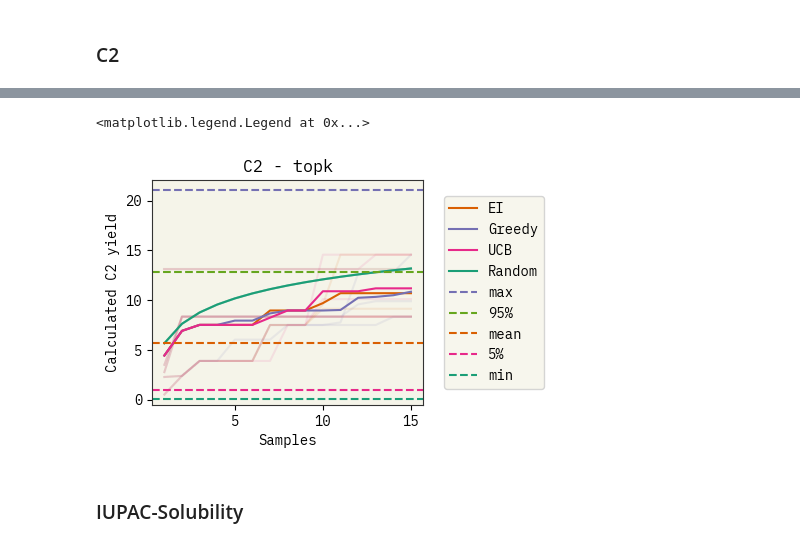
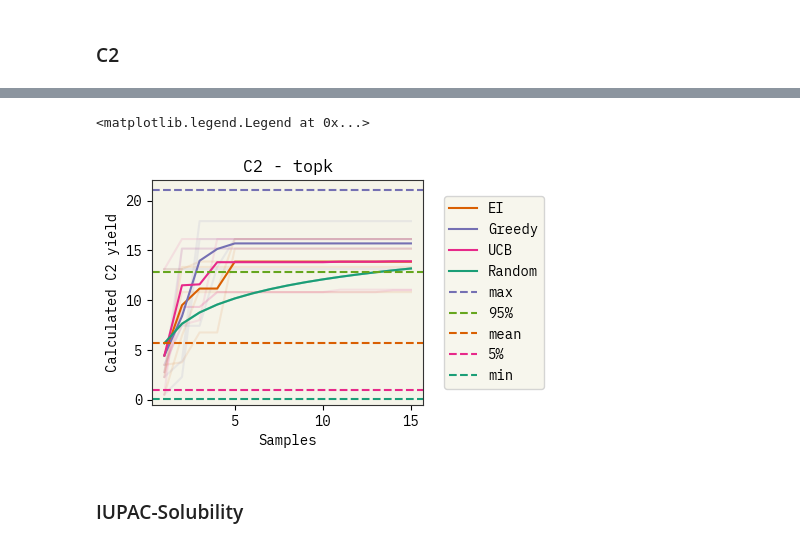
Before and after one commit to ur-whitelab/BO-LIFT, a Jupyter notebook: paper/BO_experiments.ipynb, the cells around one changed output, grey strips where cells are left out. Cells and saved outputs as stored; diff of their text form; code cells hidden in the pictures.

```diff
--- a/paper/BO_experiments.ipynb
+++ b/paper/BO_experiments.ipynb
@@ -178,0 +178,12 @@ Loaded cache from GPR_ada_embed_query.csv.
+# %%
+asktell = bolift.AskTellFewShotTopk(
+  x_formatter=lambda x: f"experimental procedure: {x}",
+  y_name="C2 yield",
+  y_formatter=lambda y: f"{y:.2f}",
+  model="gpt-4",
+  selector_k=5,
+  temperature=0.7
+)
+
+asktell.tell(raw_data[x_name].iloc[0], float(raw_data[y_name].iloc[0]))
+print(asktell.predict(raw_data[x_name].iloc[8]), float(raw_data[y_name].iloc[8]))
@@ -191,6 +204,6 @@ print([raw_data[y_name].iloc[i] for i in starts])
 # %%
 bayesOpts = {}
-for aq in ["random", "expected_improvement", "greedy", 'upper_confidence_bound']:
+for aq in ["greedy", 'upper_confidence_bound']:
     print(aq, "start:", end=" ")
     points = []
     for i in range(M):
@@ -212,6 +225,7 @@ for aq in ["random", "expected_improvement", "greedy", 'upper_confidence_bound']
     bayesOpts[aq] = points
     print(aq, "done")
     # asktell.save_cache("GPR_ada_embed_cache.csv")
+    pickle.dump(bayesOpts, open("paper/out/C2 - GPT4 - topk.pkl", "wb"))
 
-pickle.dump(bayesOpts, open("paper/out/C2 - min - GPR.pkl", "wb"))
+pickle.dump(bayesOpts, open("paper/out/C2 - GPT4 - topk.pkl", "wb"))
 # %% [output]
@@ -221,5 +306,5 @@ RetryError: RetryError[<Future at 0x... state=finished raised RateLimitError>]
 # %%
-d = pickle.load(open("paper/out/C2 - min - multi.pkl", "rb"))
+d = pickle.load(open("paper/out/C2 - GPT4 - topk.pkl", "rb"))
 N=15
 M=5
 
@@ -230,34 +315,34 @@ for i in range(M):
     plt.plot(range(1, N + 1), [float(y) for x, y in d['upper_confidence_bound'][i,:N]], color="C3", alpha=0.1)
     plt.plot(range(1, N + 1), [float(y) for x, y in d['random'][i,:N]], color="C0", alpha=0.1)
 plt.plot(
     range(1, N + 1), d['expected_improvement'][:, :N, 1].astype(float).mean(axis=0), color="C1", label="EI"
 )
 plt.plot(
     range(1, N + 1), d['greedy'][:, :N, 1].astype(float).mean(axis=0), color="C2", label="Greedy",
 )
 plt.plot(
     range(1, N + 1), d['upper_confidence_bound'][:, :N, 1].astype(float).mean(axis=0), color="C3", label="UCB",
 )
 plt.plot(
     range(1, N + 1), d['random'][:, :N, 1].astype(float).mean(axis=0), color="C0", label="Random",
 )
 plt.axhline(y=raw_data[y_name].max(), color="C2", linestyle="--", label="max")
 plt.axhline(y=raw_data[y_name].quantile(0.95), color="C4", linestyle="--", label="95%")
 plt.axhline(y=raw_data[y_name].mean(), color="C1", linestyle="--", label="mean")
 plt.axhline(y=raw_data[y_name].quantile(0.05), color="C3", linestyle="--", label="5%")
 plt.axhline(y=raw_data[y_name].min(), color="C0", linestyle="--", label="min")
 plt.xlabel("Samples")
 plt.ylabel("Calculated C2 yield")
 # reduce number of ticks
 # plt.xticks([0, 5, 10])
 # plt.ylim(-6, 3)
 # plt.yticks(np.linspace(-10, 0, 3))
 plt.title("C2 - topk")
 plt.legend(loc="center left", bbox_to_anchor=(1.05, 0.5))
 # plt.savefig("figs/BO_sol_topk.png", dpi=300)
 # %% [output]
 <matplotlib.legend.Legend at 0x...>
-[figure, old version]
+[figure, new version]
 # %% [markdown]
 ### IUPAC-Solubility
 # %%
```
Also changed, not shown: parts of 5 cells of this notebook, 17 other files.
